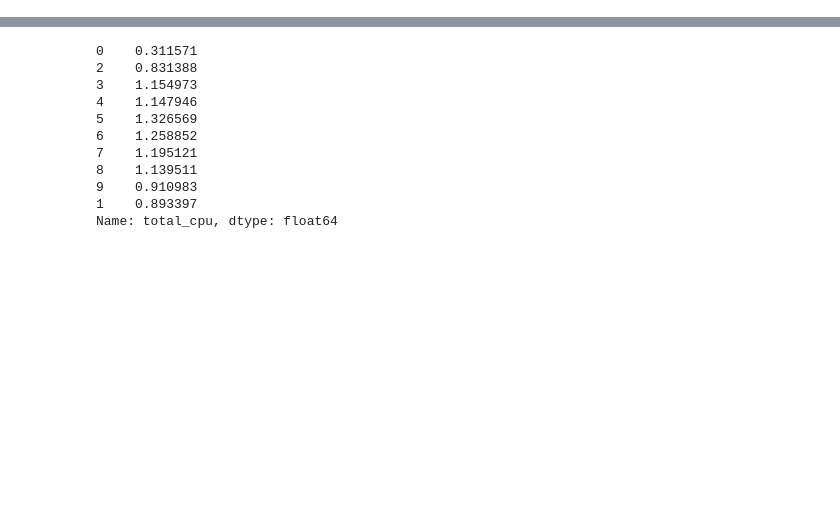
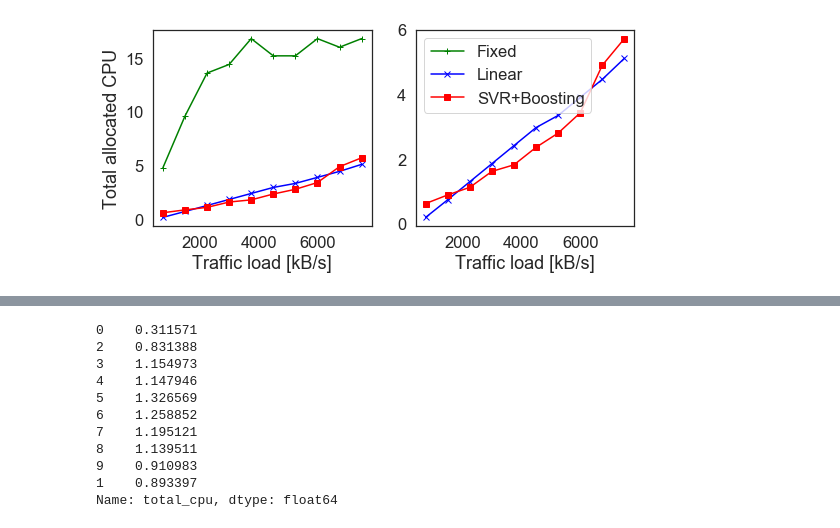
Before and after one commit to CN-UPB/ml-for-resource-allocation, a Jupyter notebook: placement_eval.ipynb, the cells around one changed output, grey strips where cells are left out. Saved outputs shown, nothing was run; the diff lists cells and outputs as text; code cells hidden in the pictures; blank space fills up the shorter version.

```diff
--- a/placement_eval.ipynb
+++ b/placement_eval.ipynb
@@ -94,3 +99,27 @@ def plot(x_col, x_label, y_col, y_label, save_plot=True, plot_fixed=True):
+# %%
+# plot both
+def plot_both(x_col, x_label, y_col, y_label):
+    fig, ax = plt.subplots(nrows=1, ncols=2, figsize=(8, 4))
+
+    ax[0].plot(df_fixed[x_col], df_fixed[y_col], label='Fixed', color='green', marker='+')
+    ax[0].plot(df_linear[x_col], df_linear[y_col], label='Linear', color='blue', marker='x')
+    ax[0].plot(df_ml[x_col], df_ml[y_col], label='SVR+Boosting', color='red', marker='s')
+    ax[0].set(xlabel=x_label, ylabel=y_label)
+#     ax[0].legend()
+
+    ax[1].plot([], [], label='Fixed', color='green', marker='+')
+    ax[1].plot(df_linear[x_col], df_linear[y_col], label='Linear', color='blue', marker='x')
+    ax[1].plot(df_ml[x_col], df_ml[y_col], label='SVR+Boosting', color='red', marker='s')
+    ax[1].set(xlabel=x_label)
+    ax[1].legend()
+
+    # avoid cutting off figure labels
+    plt.tight_layout()
+    fig.savefig(f'plots/{dataset}_{y_col}_both.pdf')
+
+plot_both('source_dr', 'Traffic load [kB/s]', 'total_cpu', 'Total allocated CPU')
+# %% [output]
+[figure, added]
 # %%
 plot('source_dr', 'Traffic load [kB/s]', 'num_instances', 'Num. VNF instances')
 # %% [output]
```
Also changed, not shown: parts of 11 cells of this notebook, 6 other files.
